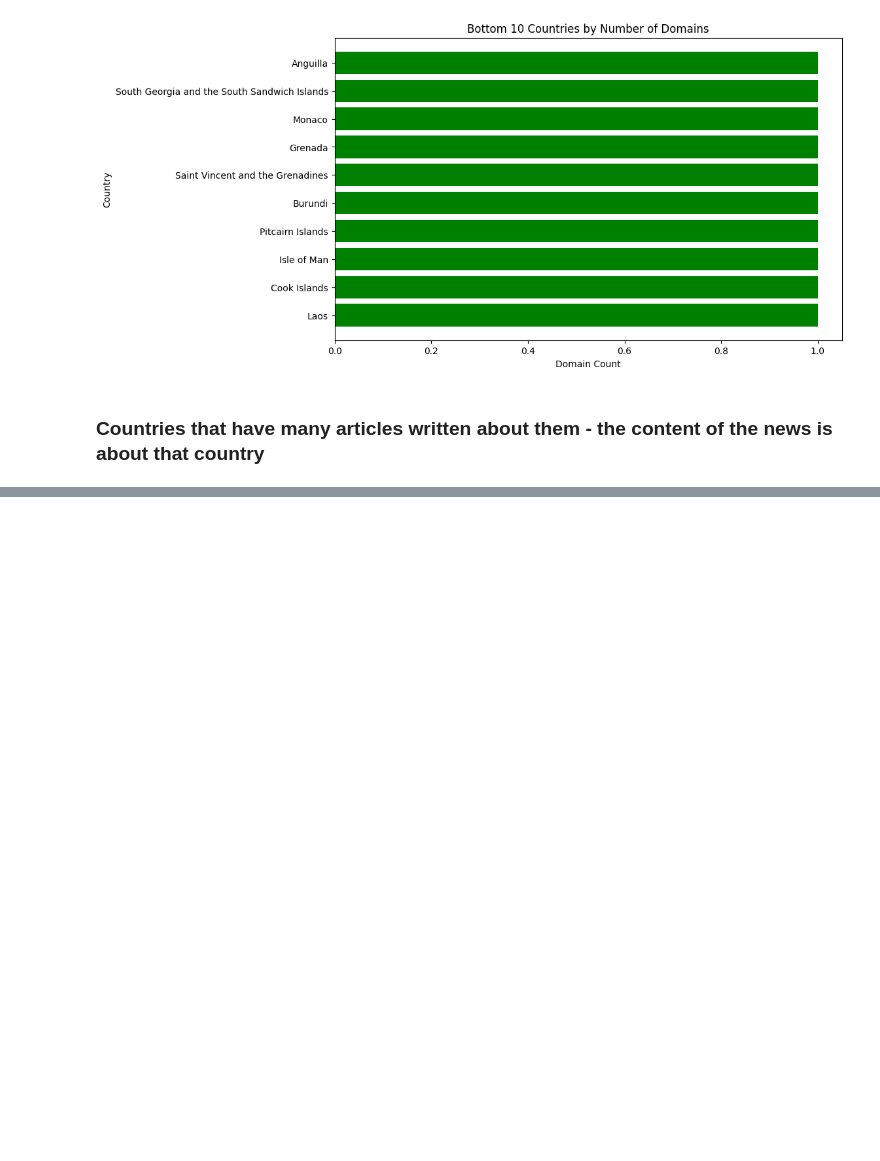
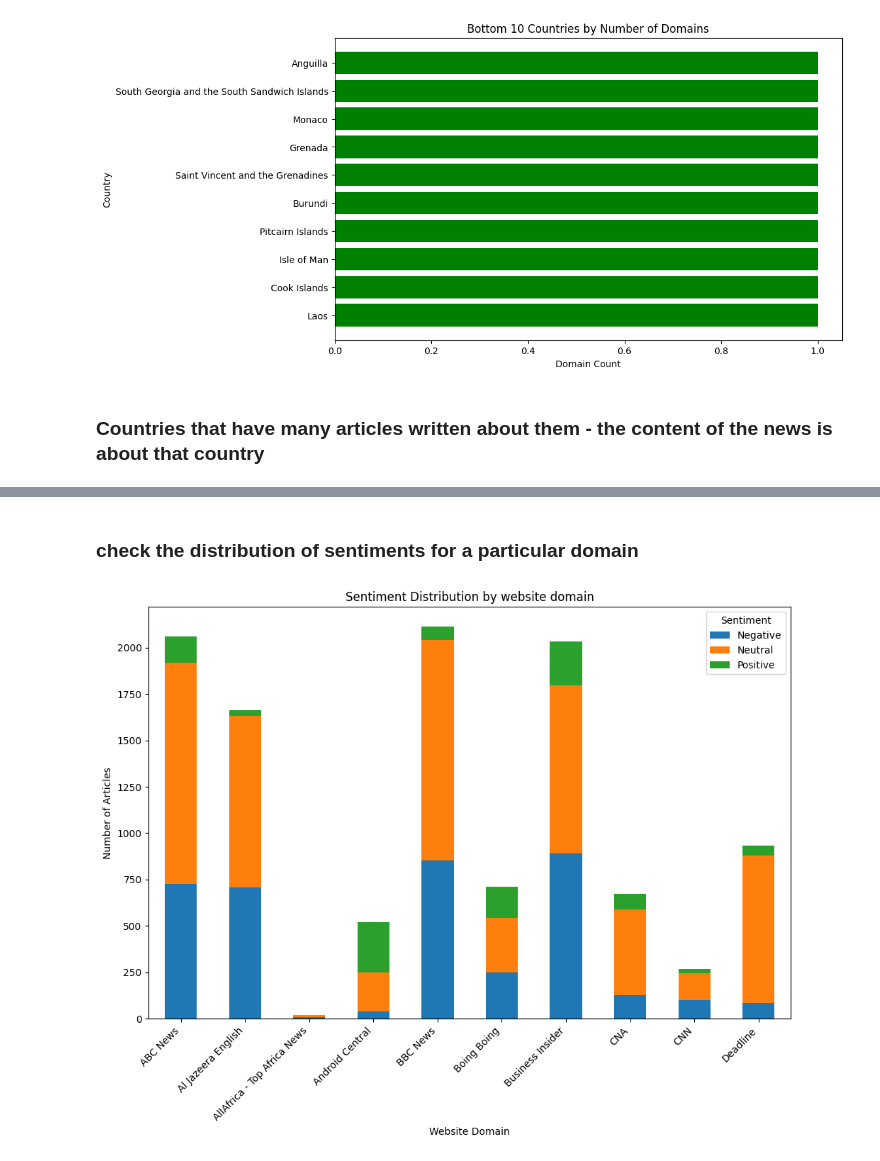
Before and after one commit to MamaMoh/news_correlation_10ac_week0, a Jupyter notebook: notebooks/eda.ipynb, the cells around one changed output, grey strips where cells are left out. Cells and saved outputs as stored; diff of their text form; code cells hidden in the pictures; blank space fills up the shorter version.

```diff
--- a/notebooks/eda.ipynb
+++ b/notebooks/eda.ipynb
@@ -300,0 +344,17 @@ print(popular_countries)
+# %% [markdown]
+### check the distribution of sentiments for a particular domain
+# %%
+sentiment_counts = ratingData.groupby(['source_name','title_sentiment']).size().unstack(fill_value = 0)
+sentiment_counts.head(10).plot(kind='bar',stacked=True,figsize=(10,8))
+
+plt.title('Sentiment Distribution by website domain')
+plt.xlabel('Website Domain')
+plt.ylabel('Number of Articles')
+
+plt.xticks(rotation=45,ha='right')
+plt.legend(title='Sentiment')
+
+plt.tight_layout()
+plt.show()
+# %% [output]
+[figure, added]
```
Also changed, not shown: parts of 5 cells of this notebook, 1 other file.
